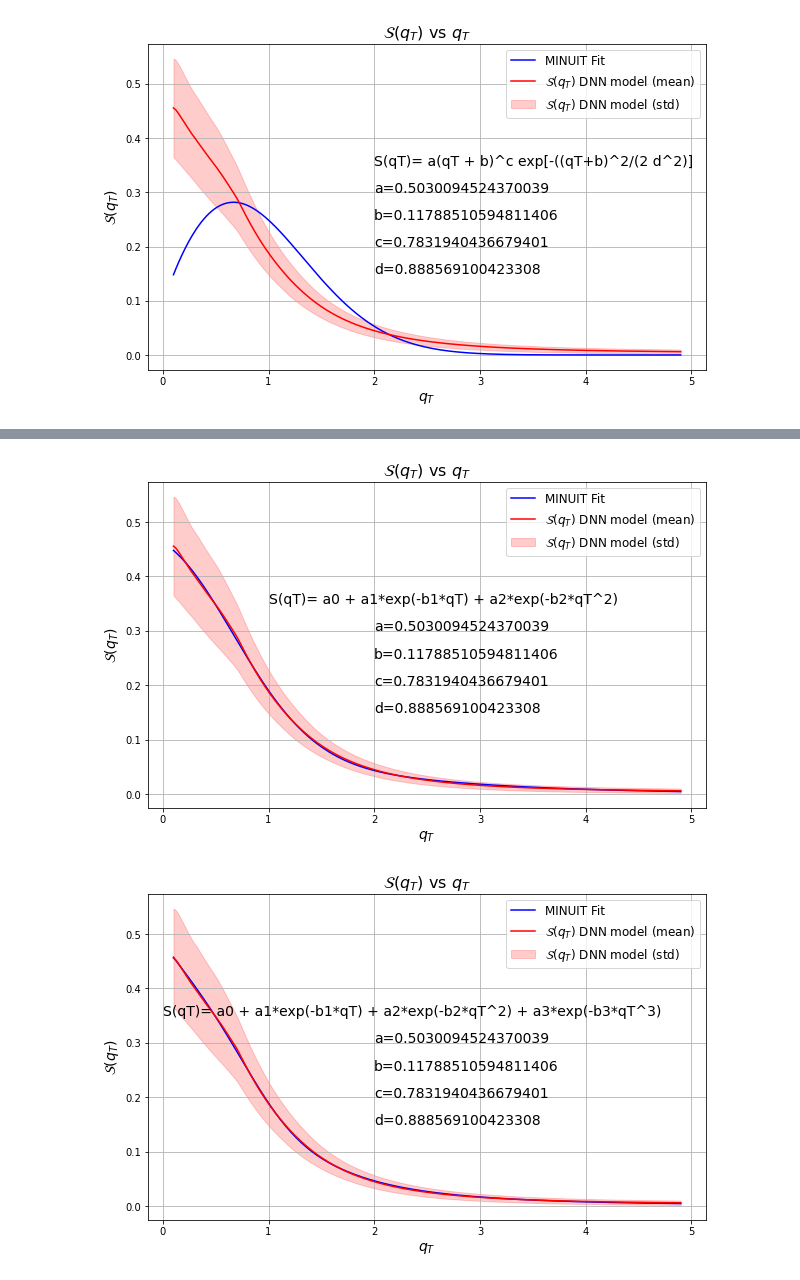
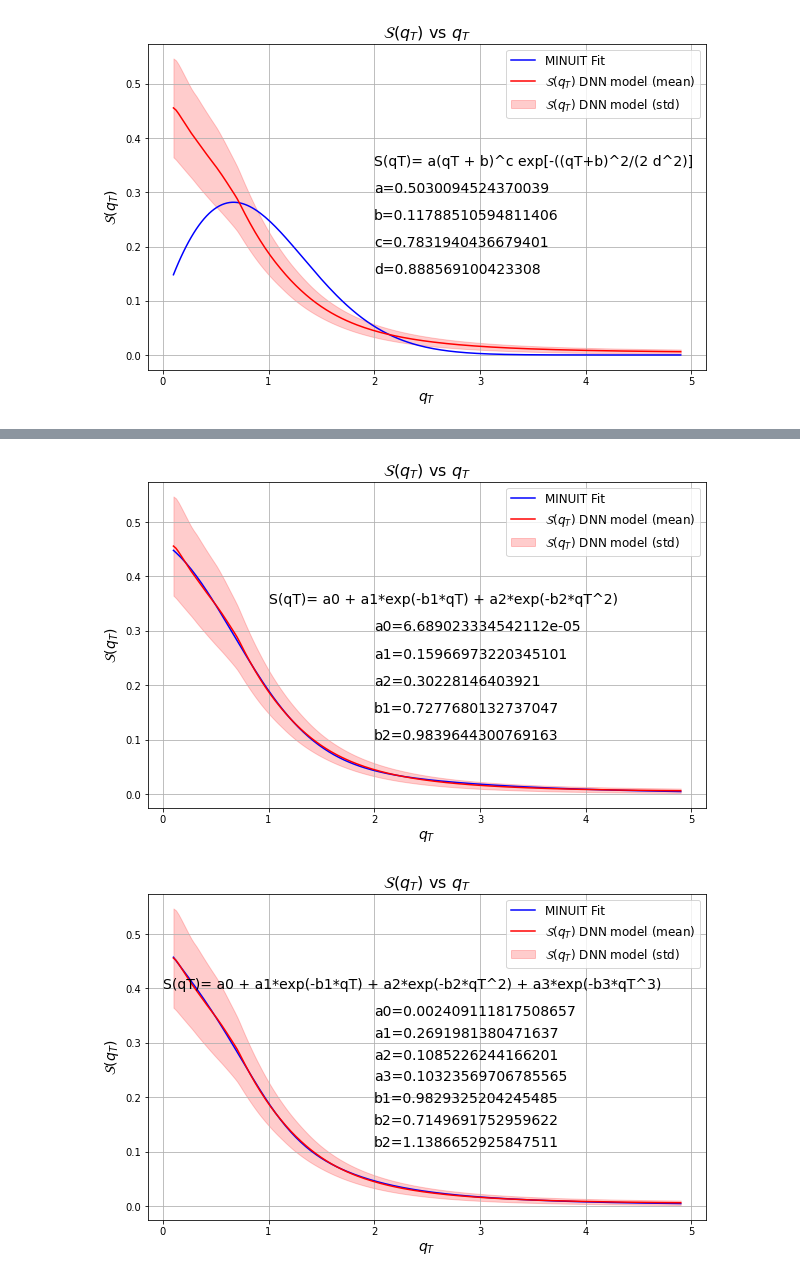
Before and after one commit to uva-spin/TMDs, a Jupyter notebook: UnpolarizedTMDs_Extraction/Tests_with_E288_Kinematics/Ansatz_Approach_for_QM/Work/Paper/Initial_Exp_Data_Fits/Implementing_both_Sq_and_B/Minuit_Fits/Minuit_Fits.ipynb, the cells around one changed output, grey strips where cells are left out. Cells and saved outputs as stored; diff of their text form; code cells hidden in the pictures.

```diff
--- a/UnpolarizedTMDs_Extraction/Tests_with_E288_Kinematics/Ansatz_Approach_for_QM/Work/Paper/Initial_Exp_Data_Fits/Implementing_both_Sq_and_B/Minuit_Fits/Minuit_Fits.ipynb
+++ b/UnpolarizedTMDs_Extraction/Tests_with_E288_Kinematics/Ansatz_Approach_for_QM/Work/Paper/Initial_Exp_Data_Fits/Implementing_both_Sq_and_B/Minuit_Fits/Minuit_Fits.ipynb
@@ -448,10 +445,11 @@ SqT_model = np.array(model_function(qT,a0_solution,a1_solution,a2_solution,b1_so
 # ####### Plot SqT ############
 plt.figure(1,figsize=(10, 6))
 plt.text(1.0,0.35,'S(qT)= a0 + a1*exp(-b1*qT) + a2*exp(-b2*qT^2)',fontsize=14)
-plt.text(2.0,0.3,f'a={a_solution}',fontsize=14)
-plt.text(2.0,0.25,f'b={b_solution}',fontsize=14)
-plt.text(2.0,0.2,f'c={c_solution}',fontsize=14)
-plt.text(2.0,0.15,f'd={d_solution}',fontsize=14)
+plt.text(2.0,0.3,f'a0={a0_solution}',fontsize=14)
+plt.text(2.0,0.25,f'a1={a1_solution}',fontsize=14)
+plt.text(2.0,0.2,f'a2={a2_solution}',fontsize=14)
+plt.text(2.0,0.15,f'b1={b1_solution}',fontsize=14)
+plt.text(2.0,0.1,f'b2={b2_solution}',fontsize=14)
 plt.plot(qT, SqT_model, label='MINUIT Fit', linestyle='-', color='blue')
 plt.plot(qT, SqTmean, label='$\mathcal{S}(q_T)$ DNN model (mean)', linestyle='-', color='red')
 plt.fill_between(qT, SqTmean - SqTstd, SqTmean + SqTstd, color='red', alpha=0.2, label='$\mathcal{S}(q_T)$ DNN model (std)')
@@ -462,7 +460,7 @@ plt.legend(fontsize=12)
 plt.grid(True)
 plt.savefig('Fit_Results_for_SqT_F7.pdf')
 # %% [output]
-[figure, old version]
+[figure, new version]
 # %%
 #### Formula 8 (F8) ######################
 ### Fit with S(qT)= a0 + a1*exp(-b1*qT) + a2*exp(-b2*qT^2) + a3*exp(-b3*qT^3) ########
@@ -502,36 +500,39 @@ b3_guess = 0.4
 minuit = Minuit(chi2,a0=a0_guess,a1=a1_guess,a2=a2_guess,a3=a3_guess,b1=b1_guess,b2=b2_guess,b3=b3_guess)
 
 
 minuit.migrad()
 minuit.hesse()
 
 a0_solution = minuit.values["a0"]
 a1_solution = minuit.values["a1"]
 a2_solution = minuit.values["a2"]
 a3_solution = minuit.values["a3"]
 b1_solution = minuit.values["b1"]
 b2_solution = minuit.values["b2"]
 b3_solution = minuit.values["b3"]
 
 
 SqT_model = np.array(model_function(qT,a0_solution,a1_solution,a2_solution,a3_solution,b1_solution,b2_solution,b3_solution))
 
 
 # ####### Plot SqT ############
 plt.figure(1,figsize=(10, 6))
-plt.text(0.0,0.35,'S(qT)= a0 + a1*exp(-b1*qT) + a2*exp(-b2*qT^2) + a3*exp(-b3*qT^3)',fontsize=14)
-plt.text(2.0,0.3,f'a={a_solution}',fontsize=14)
-plt.text(2.0,0.25,f'b={b_solution}',fontsize=14)
-plt.text(2.0,0.2,f'c={c_solution}',fontsize=14)
-plt.text(2.0,0.15,f'd={d_solution}',fontsize=14)
+plt.text(0.0,0.4,'S(qT)= a0 + a1*exp(-b1*qT) + a2*exp(-b2*qT^2) + a3*exp(-b3*qT^3)',fontsize=14)
+plt.text(2.0,0.35,f'a0={a0_solution}',fontsize=14)
+plt.text(2.0,0.31,f'a1={a1_solution}',fontsize=14)
+plt.text(2.0,0.27,f'a2={a2_solution}',fontsize=14)
+plt.text(2.0,0.23,f'a3={a3_solution}',fontsize=14)
+plt.text(2.0,0.19,f'b1={b1_solution}',fontsize=14)
+plt.text(2.0,0.15,f'b2={b2_solution}',fontsize=14)
+plt.text(2.0,0.11,f'b2={b3_solution}',fontsize=14)
 plt.plot(qT, SqT_model, label='MINUIT Fit', linestyle='-', color='blue')
 plt.plot(qT, SqTmean, label='$\mathcal{S}(q_T)$ DNN model (mean)', linestyle='-', color='red')
 plt.fill_between(qT, SqTmean - SqTstd, SqTmean + SqTstd, color='red', alpha=0.2, label='$\mathcal{S}(q_T)$ DNN model (std)')
 plt.xlabel(r'$q_T$', fontsize=14)
 plt.ylabel(r'$\mathcal{S}(q_T)$', fontsize=14)
 plt.title('$\mathcal{S}(q_T)$ vs $q_T$', fontsize=16)
 plt.legend(fontsize=12)
 plt.grid(True)
 plt.savefig('Fit_Results_for_SqT_F8.pdf')
 # %% [output]
-[figure, old version]
+[figure, new version]
```
Also changed, not shown: parts of 3 cells of this notebook, 5 other files.
